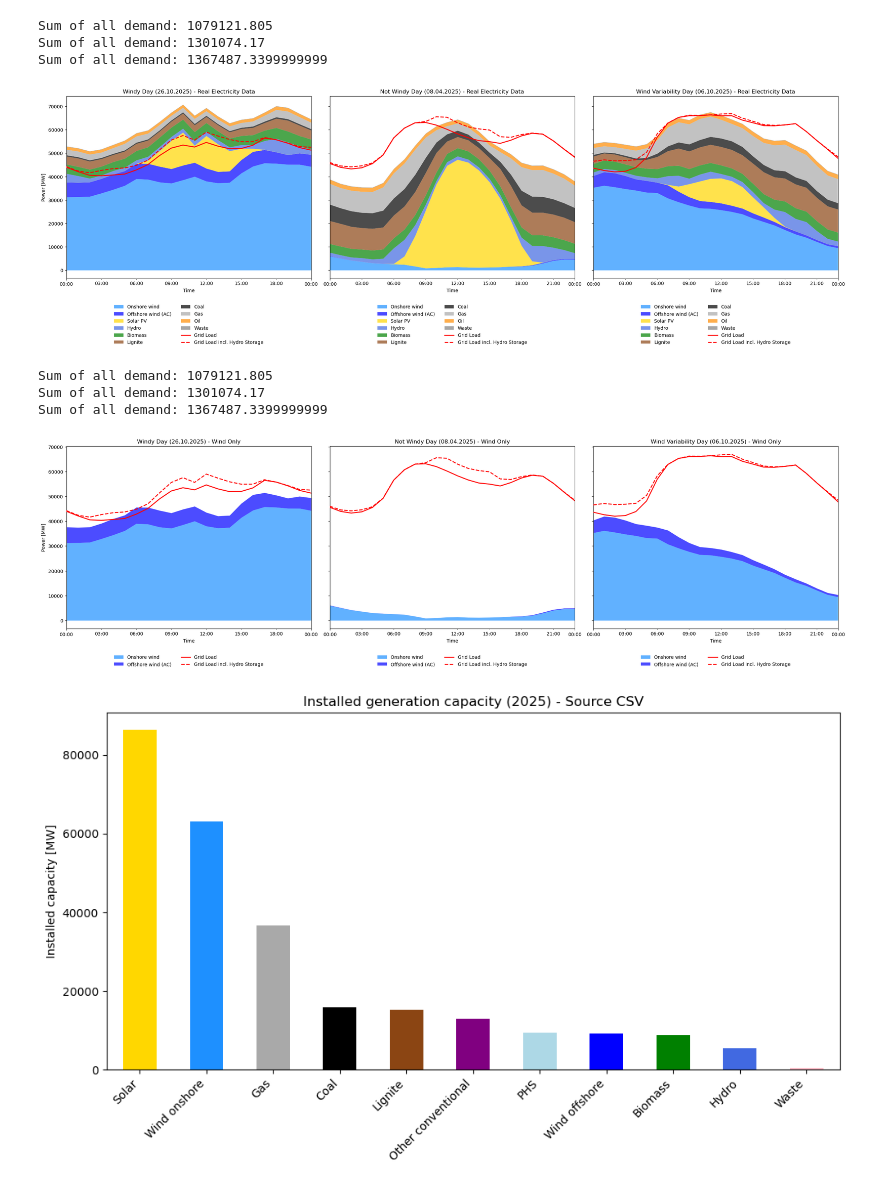
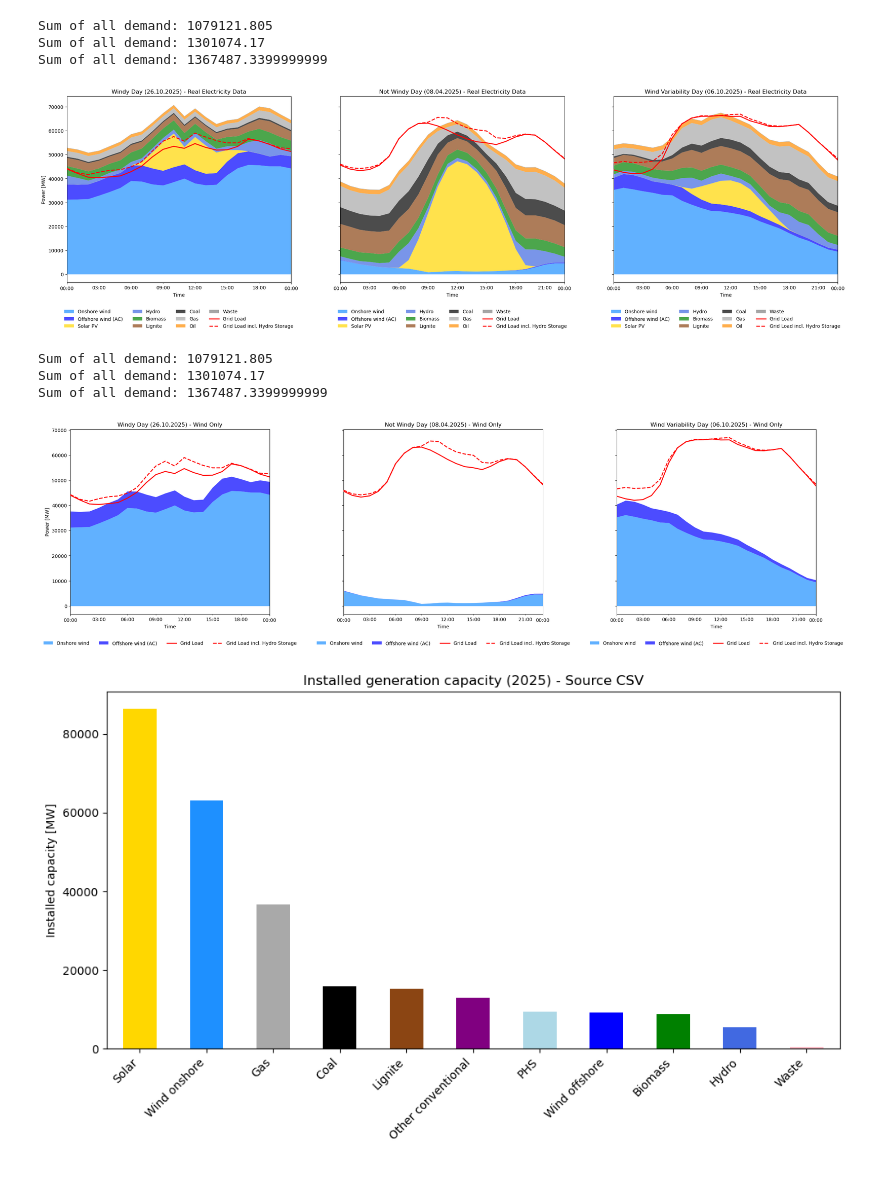
Before and after one commit to Luca2299/pypsa-eur, a Jupyter notebook: notebooks/real_data.ipynb, the cells around one changed output. Drawn from its saved outputs; the diff is of its cells as text; code cells hidden in the pictures.

```diff
--- a/notebooks/real_data.ipynb
+++ b/notebooks/real_data.ipynb
@@ -206,7 +206,7 @@ def plot_real_electricity_data(actual_electricity_data, scenario_titles, carrier
         ax.legend(
             handles,
             new_labels,
-            ncol=2,
+            ncol=4,
             loc="upper center",
             bbox_to_anchor=(0.5, -0.12),
             frameon=False,
@@ -223,38 +223,38 @@ def plot_real_electricity_data(actual_electricity_data, scenario_titles, carrier
 # Use the reusable plotting function for the full set of carriers currently shown
 all_carriers_to_plot = base_carrier_order.copy()
 for scenario_df in actual_electricity_data.values():
     for carrier in scenario_df.columns:
         if carrier not in ("grid load", "grid load with hydro storage") and carrier not in all_carriers_to_plot:
             all_carriers_to_plot.append(carrier)
 
 
 plot_real_electricity_data(
     actual_electricity_data,
     scenario_titles,
     all_carriers_to_plot,
     title_suffix="Real Electricity Data",
     carrier_order=base_carrier_order,
 )
 
 
 # Use the same function for a wind-only view
 wind_carriers_to_plot = ["onwind", "offwind-ac", "offwind-float"]
 plot_real_electricity_data(
     actual_electricity_data,
     scenario_titles,
     wind_carriers_to_plot,
     title_suffix="Wind Only",
     carrier_order=base_carrier_order,
 )
 # %% [output]
 Sum of all demand: 1079121.805
 Sum of all demand: 1301074.17
 Sum of all demand: 1367487.3399999999
-[figure, old version]
+[figure, new version]
 Sum of all demand: 1079121.805
 Sum of all demand: 1301074.17
 Sum of all demand: 1367487.3399999999
-[figure, old version]
+[figure, new version]
 # %%
 # Plot installed capacities from CSV
 import numpy as np
```
Also changed, not shown: 14 other files.
